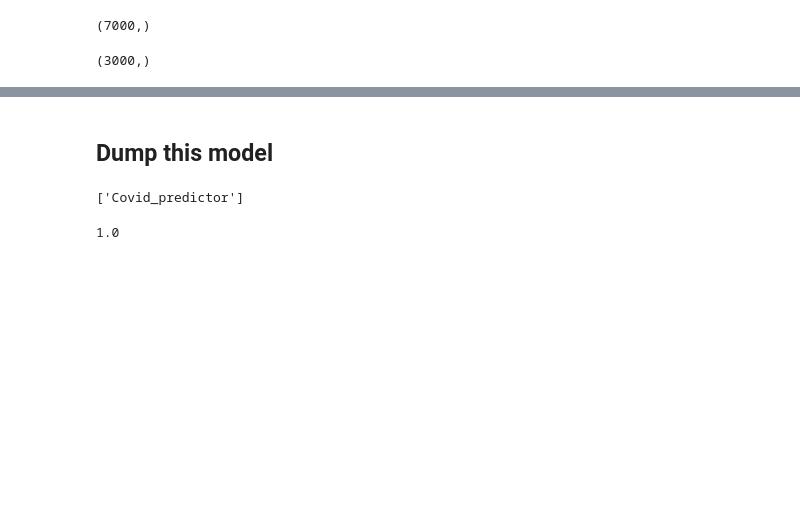
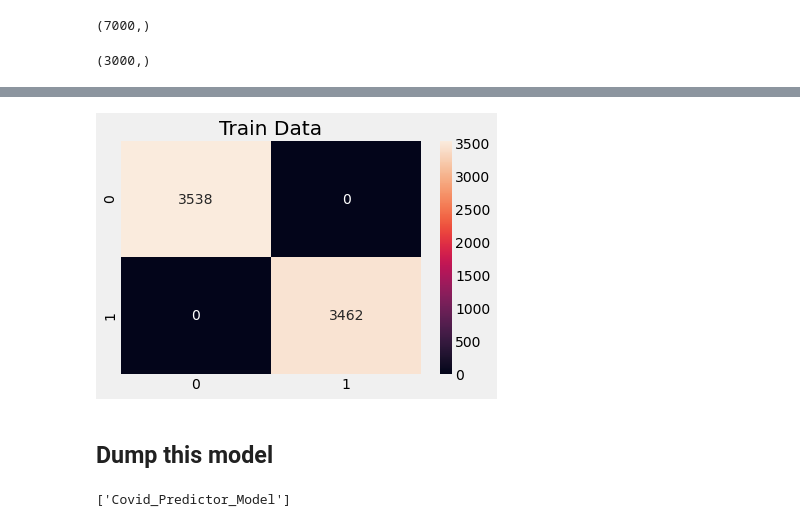
Before and after one commit to NaNdalal-dev/Predict-Covid, a Jupyter notebook: Analysis-part/predict_covid.ipynb, the cells around one changed output, grey strips where cells are left out. Cells and saved outputs as stored; diff of their text form; code cells hidden in the pictures; blank space fills up the shorter version.

```diff
--- a/Analysis-part/predict_covid.ipynb
+++ b/Analysis-part/predict_covid.ipynb
@@ -94,7 +134,14 @@ Train Accuracy: 1.0
+# %%
+train = confusion_matrix(y_pred_train,y_train)
+plt.title('Train Data')
+sns.heatmap(data=train,annot=True,fmt='g')
+plt.show()
+# %% [output]
+[figure, added]
 # %% [markdown]
 ## Dump this model
 # %%
-joblib.dump(model2,'Covid_predictor')
+joblib.dump(model2,'Covid_Predictor_Model')
 # %% [output]
-['Covid_predictor']
+['Covid_Predictor_Model']
 # %%
@@ -102,4 +148,0 @@ cp = joblib.load('Covid_predictor')
-# %%
-cp.score(x_train,y_train)
-# %% [output]
-1.0
```
Also changed, not shown: parts of 11 cells of this notebook, 16 other files.
